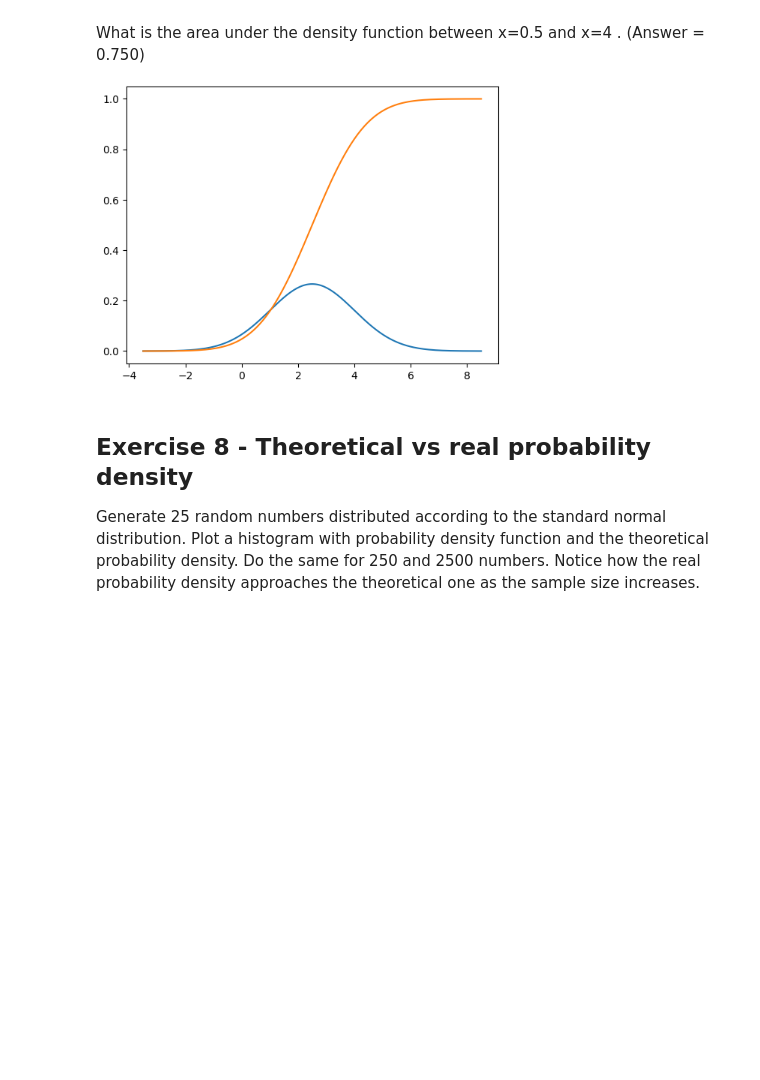
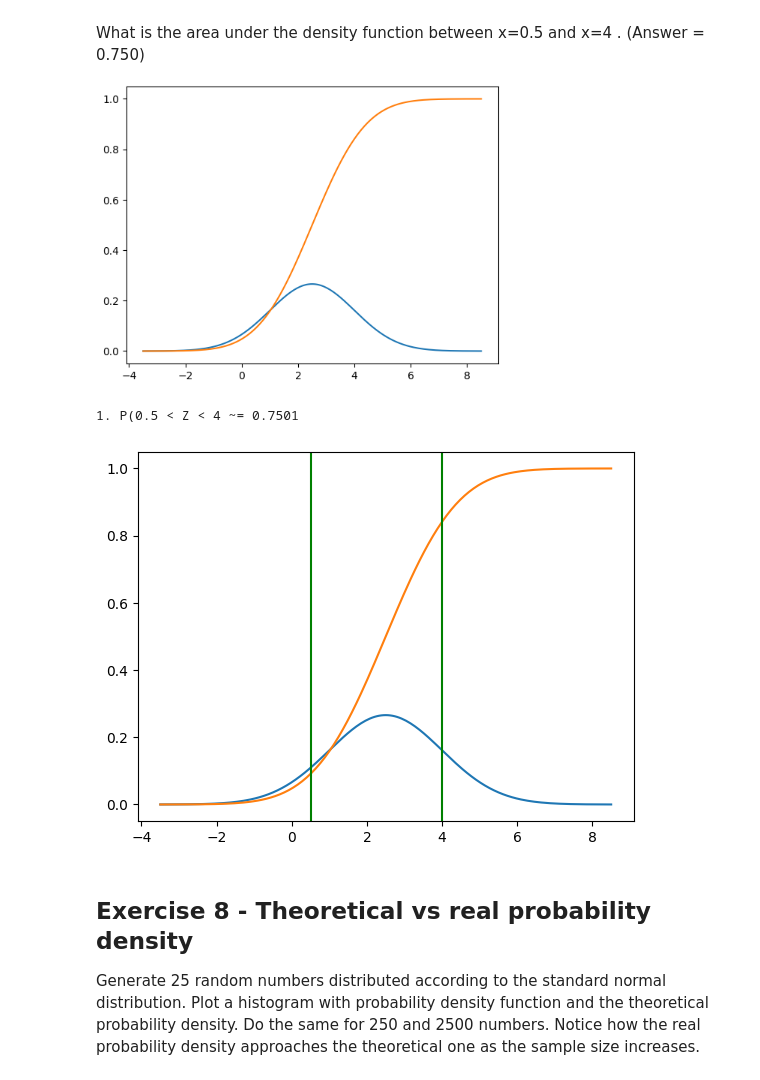
Before and after one commit to Kobe-Sapijn/dsai-labs, a Jupyter notebook: 3-central-limit-testing/lab-3.01-probability-2024.ipynb, the cells around one changed output. Saved outputs shown, nothing was run; the diff lists cells and outputs as text; code cells hidden in the pictures; blank space fills up the shorter version.

```diff
--- a/3-central-limit-testing/lab-3.01-probability-2024.ipynb
+++ b/3-central-limit-testing/lab-3.01-probability-2024.ipynb
@@ -195,6 +273,24 @@ Make a graphical plot of the probability density function and the cumulative dis
 What is the area under the density function between  x=0.5  and  x=4 . (Answer = 0.750)
 
 ![image.png](embedded-picture-1)
+# %%
+mu=2.5
+sigma=1.5
+
+dist_x = np.linspace(mu - 4 * sigma, mu + 4 * sigma, num=201)
+dist_y = stats.norm.pdf(dist_x, loc=mu, scale=sigma)
+plt.plot(dist_x, dist_y) #1
+
+dist_y2 = stats.norm.cdf(dist_x, loc=mu, scale=sigma)
+plt.plot(dist_x, dist_y2) #2
+
+plt.axvline(0.5, color="green")
+plt.axvline(4, color="green")
+
+print("1. P(0.5 < Z < 4 ~= %.4f" % (stats.norm.sf(0.5, loc=mu, scale=sigma) - stats.norm.sf(4, loc=mu, scale=sigma)))
+# %% [output]
+1. P(0.5 < Z < 4 ~= 0.7501
+[figure, added]
 # %% [markdown]
 ## Exercise 8 - Theoretical vs real probability density
 Generate 25 random numbers distributed according to the standard normal distribution. Plot a histogram with probability density function and the theoretical probability density.
```
Also changed, not shown: parts of 11 cells of this notebook, 5 other files.
